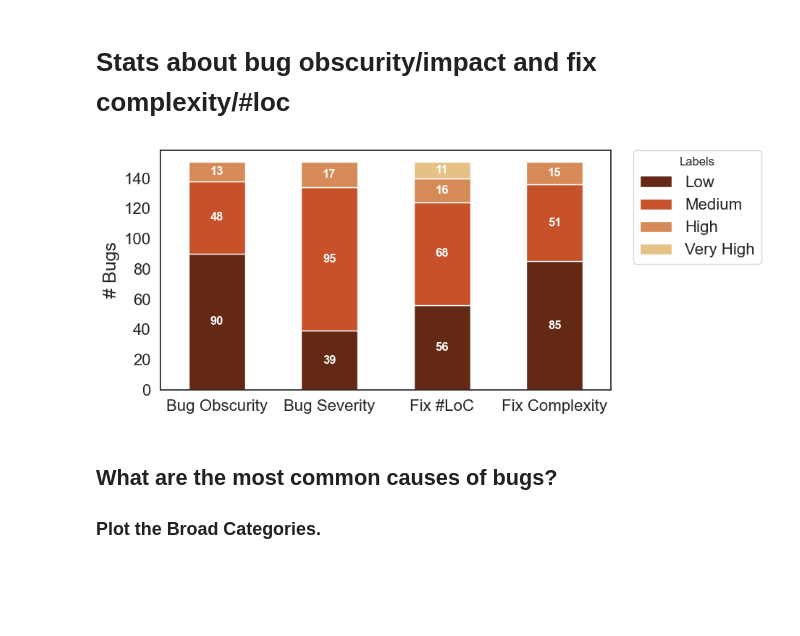
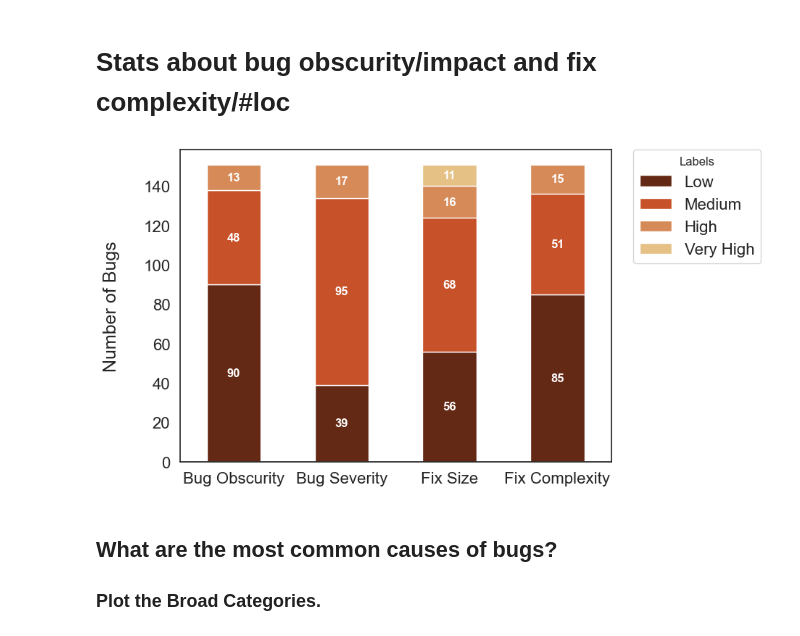
Before and after one commit to cmu-pasta/date-time, a Jupyter notebook: analysis/insights.ipynb, the cells around one changed output. Saved outputs shown, nothing was run; the diff lists cells and outputs as text; code cells hidden in the pictures; blank space fills up the shorter version.

Commit message:
updating plots

```diff
--- a/analysis/insights.ipynb
+++ b/analysis/insights.ipynb
@@ -115,39 +115,39 @@ impact_counts = impact_counts.reindex(categories, fill_value=0)
 # Compose the data for a stacked bar chart
 stacked_data = pd.DataFrame({
     'Bug Obscurity': obscurity_counts,
     'Bug Severity': impact_counts,
-    'Fix #LoC': loc_counts,
+    'Fix Size': loc_counts,
     'Fix Complexity': logic_counts,
 }, index=categories)
 
 # Transpose the data for plotting
 stacked_data = stacked_data.T
 
 # Plotting
-ax = stacked_data.plot(kind='bar', stacked=True, color=colors[:4], figsize=(12, 4), width=0.5)
+ax = stacked_data.plot(kind='bar', stacked=True, color=colors[:4], figsize=(12, 5), width=0.5)
 
 # Iterate over each column in the DataFrame and display the value on the bars
 for i, bar in enumerate(ax.containers):
     # Use ax.bar_label() in case of Matplotlib >= 3.4
     ax.bar_label(bar, label_type='center', fontsize=12, color='white', fontweight='bold', labels=['' if v==0 else int(v) for v in bar.datavalues])
     # ax.bar_label(bar, label_type='center', fontsize=12, color='white', labels=['' if v==0 else int(v) for v in bar.datavalues])
 
 # Place legend outside the plot
 ax.legend(title='Labels', fontsize=16, bbox_to_anchor=(1.05, 1), loc='upper left', borderaxespad=0.)
 
 # Set labels and layout
-plt.ylabel('# Bugs', fontsize=18)
-plt.xticks(rotation=0, fontsize=16)
-plt.yticks(fontsize=16)
+ax.set_ylabel('Number of Bugs\n', fontsize=18)
+ax.tick_params(axis='y', labelsize=16)
+ax.tick_params(axis='x', labelsize=16, rotation=0)
 
 # Adjust layout to make space for the legend
 plt.tight_layout(rect=[0, 0, 0.8, 1])
 
 # Save and show the plot
 plt.savefig(SAVE_PATH + 'stacked_bar_chart.pdf', transparent=True, bbox_inches='tight')
 plt.show()
 # %% [output]
-[figure, old version]
+[figure, new version]
 # %% [markdown]
 ## What are the most common causes of bugs?
 ### Plot the Broad Categories.
```
Also changed, not shown: parts of 4 cells of this notebook, 8 other files.
